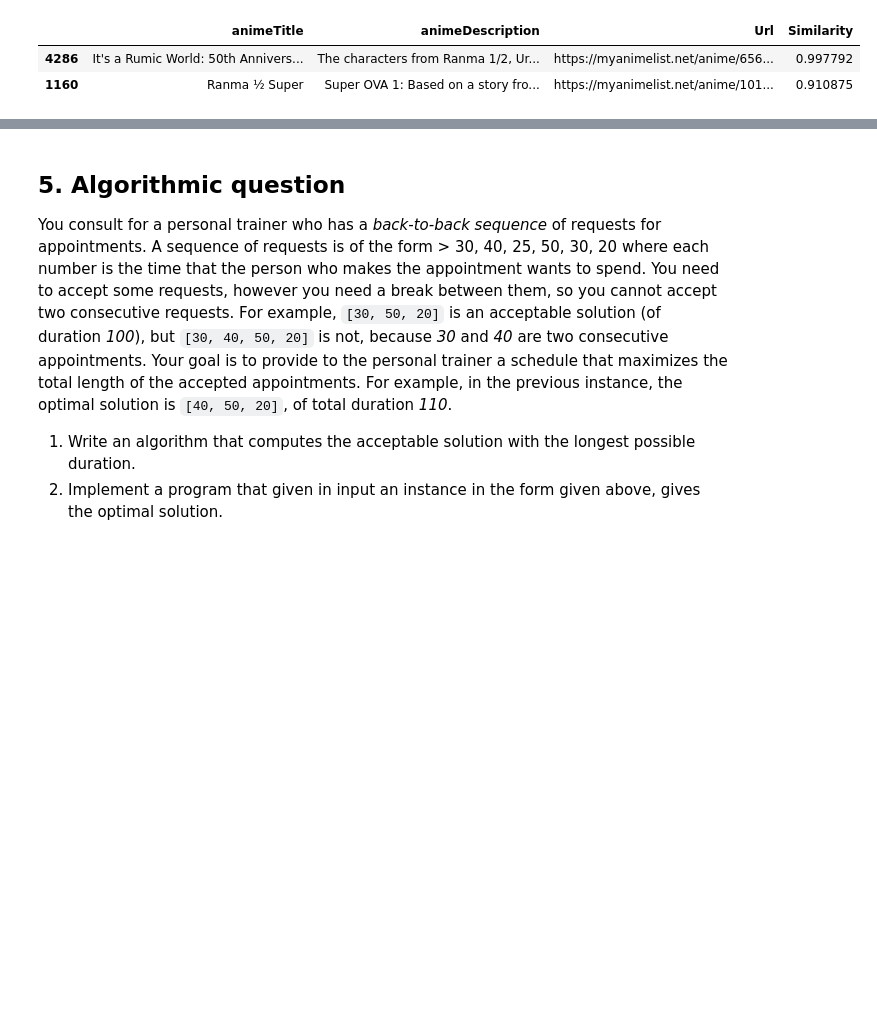
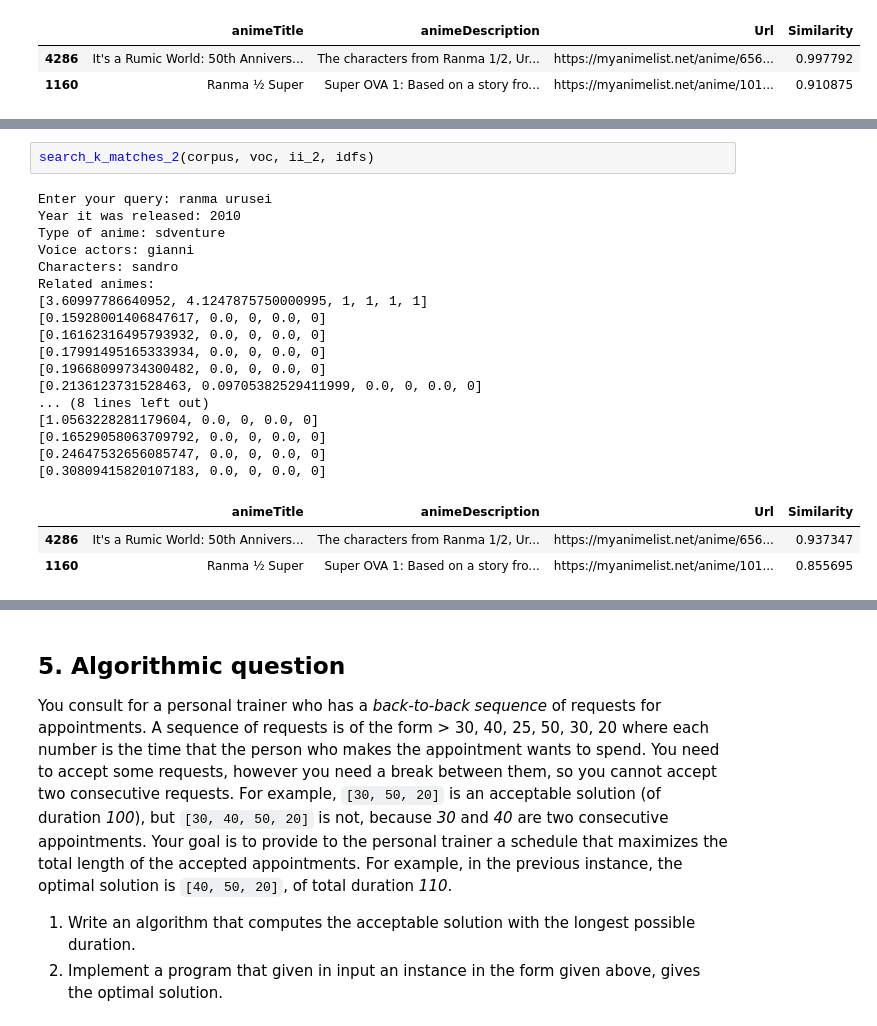
Before and after one commit to alessandro12036/ADM_HW3, a Jupyter notebook: adm_hm3.ipynb, the cells around one changed output, grey strips where cells are left out. Cells and saved outputs as stored; diff of their text form; blank space fills up the shorter version.

```diff
--- a/adm_hm3.ipynb
+++ b/adm_hm3.ipynb
@@ -714,0 +903,23 @@ output
+# %%
+search_k_matches_2(corpus, voc, ii_2, idfs)
+# %% [output]
+Enter your query: ranma urusei
+Year it was released: 2010
+Type of anime: sdventure
+Voice actors: gianni
+Characters: sandro
+Related animes:
+[3.60997786640952, 4.1247875750000995, 1, 1, 1, 1]
+[0.15928001406847617, 0.0, 0, 0.0, 0]
+[0.16162316495793932, 0.0, 0, 0.0, 0]
+[0.17991495165333934, 0.0, 0, 0.0, 0]
+[0.19668099734300482, 0.0, 0, 0.0, 0]
+[0.2136123731528463, 0.09705382529411999, 0.0, 0, 0.0, 0]
+... (8 lines left out)
+[1.0563228281179604, 0.0, 0, 0.0, 0]
+[0.16529058063709792, 0.0, 0, 0.0, 0]
+[0.24647532656085747, 0.0, 0, 0.0, 0]
+[0.30809415820107183, 0.0, 0, 0.0, 0]
+|  | animeTitle | animeDescription | Url | Similarity |
+| 4286 | It's a Rumic World: 50th Annivers... | The characters from Ranma 1/2, Ur... | https://myanimelist.net/anime/656... | 0.937347 |
+| 1160 | Ranma ½ Super | Super OVA 1: Based on a story fro... | https://myanimelist.net/anime/101... | 0.855695 |
```
Also changed, not shown: parts of 10 cells of this notebook.
